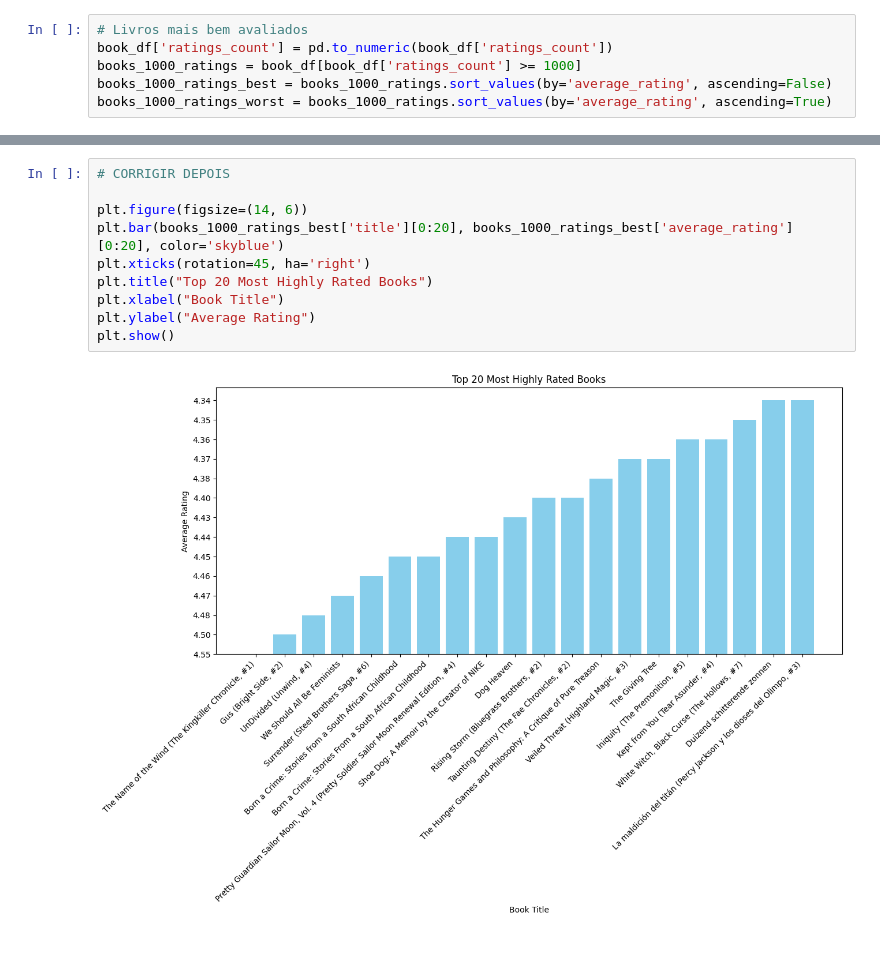
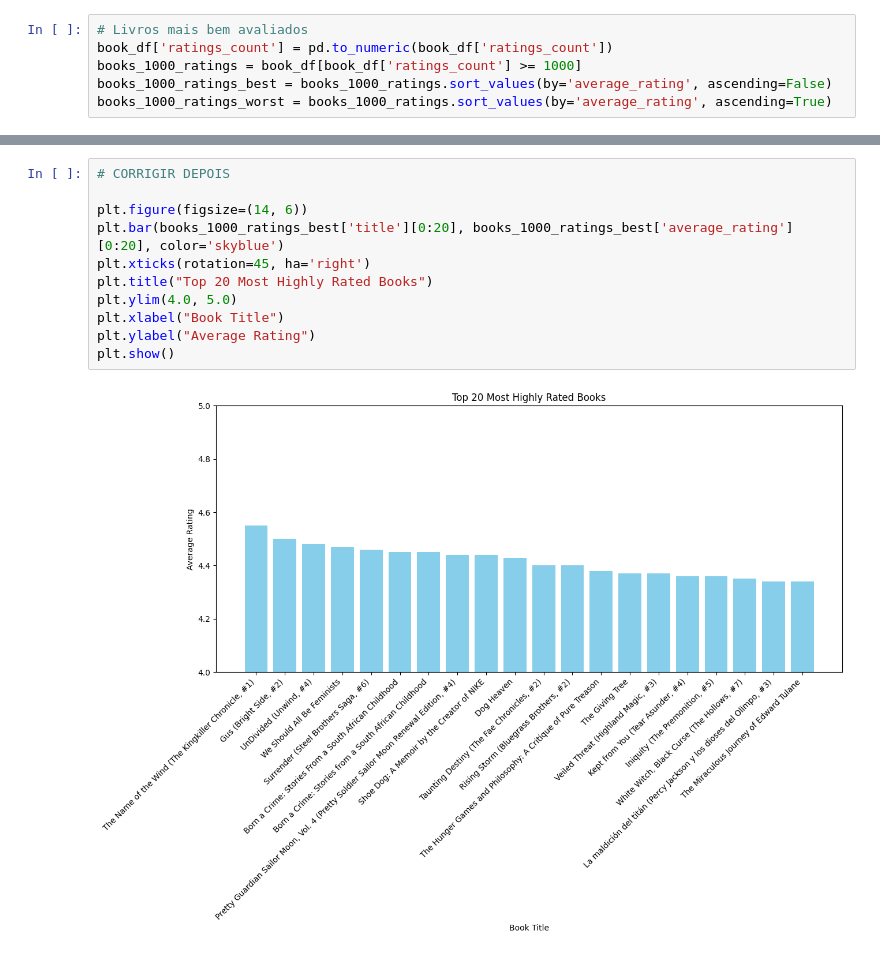
Before and after one commit to jefersonseverino/goodreads-book-review, a Jupyter notebook: main.ipynb, the cells around one changed output, grey strips where cells are left out. Cells and saved outputs as stored; diff of their text form.

```diff
--- a/main.ipynb
+++ b/main.ipynb
@@ -161,12 +238,13 @@ plt.show()
 # %%
 # CORRIGIR DEPOIS
 
 plt.figure(figsize=(14, 6))
 plt.bar(books_1000_ratings_best['title'][0:20], books_1000_ratings_best['average_rating'][0:20], color='skyblue')
 plt.xticks(rotation=45, ha='right')
 plt.title("Top 20 Most Highly Rated Books")
+plt.ylim(4.0, 5.0)
 plt.xlabel("Book Title")
 plt.ylabel("Average Rating")
 plt.show()
 # %% [output]
-[figure, old version]
+[figure, new version]
```
Also changed, not shown: parts of 10 cells of this notebook.
